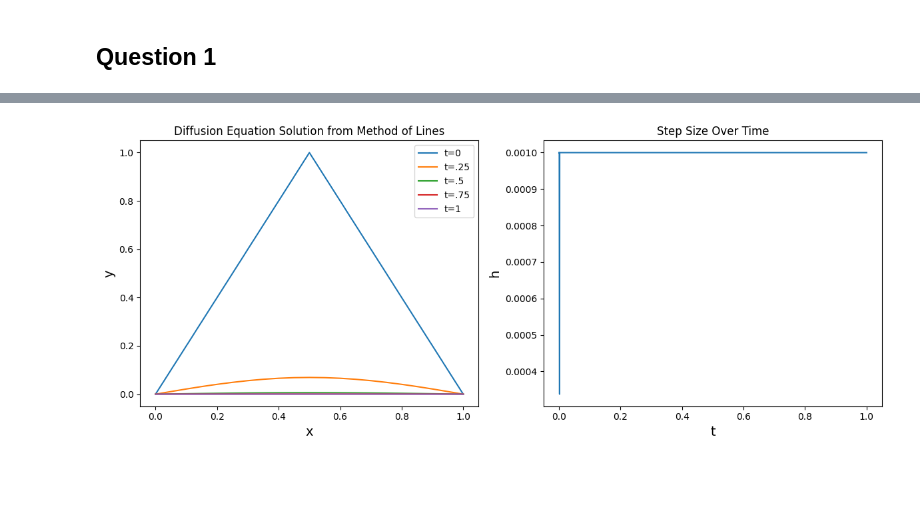
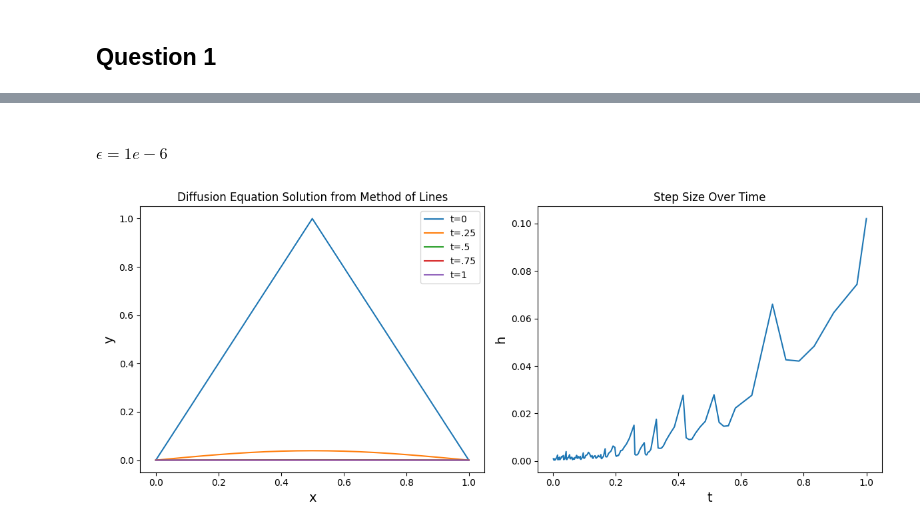
Before and after one commit to bwolfe0/ODE_NumericalMethods_ChE211B, a Jupyter notebook: HW5/HW5.ipynb, the cells around one changed output, grey strips where cells are left out. Saved outputs shown, nothing was run; the diff lists cells and outputs as text; code cells hidden in the pictures; blank space fills up the shorter version.

```diff
--- a/HW5/HW5.ipynb
+++ b/HW5/HW5.ipynb
@@ -313,35 +348,36 @@ plt.show()
+# %% [markdown]
+#### $\epsilon =1e-6$
 # %%
 sol = variable_h_bdf_mol(dx=.05,tol=1e-6)
 y = sol['y']
 t = sol['t']
-pd.DataFrame(sol['y'])
 
 df = pd.DataFrame(y)
 df.loc[21] = pd.Series(t).round(4)
-df.loc[21][df.loc[21] == .25].index
 L = 1
 dx=.05
 x_vals = np.arange(0, L+dx, dx)
 
+
 fig, ax = plt.subplots(1,2, figsize=(12,5))
 
 ax[0].plot(x_vals,df[0][:-1], label='t=0')
-ax[0].plot(x_vals,df[250][:-1], label='t=.25')
-ax[0].plot(x_vals,df[500][0:-1], label='t=.5')
-ax[0].plot(x_vals,df[750][0:-1], label='t=.75')
-ax[0].plot(x_vals,df[1000][0:-1], label='t=1')
+ax[0].plot(x_vals,df[140][:-1], label='t=.25')
+ax[0].plot(x_vals,df[171][0:-1], label='t=.5')
+ax[0].plot(x_vals,df[179][0:-1], label='t=.75')
+ax[0].plot(x_vals,df[184][0:-1], label='t=1')
 ax[0].set_title('Diffusion Equation Solution from Method of Lines')
 ax[0].set_xlabel('x', fontsize=14)
 ax[0].set_ylabel('y', fontsize=14)
 ax[0].legend()
 
-ax[1].plot(sol['t'],sol['h_list'])
+ax[1].plot(sol['t'][1:],sol['h_list'])
 ax[1].set_title('Step Size Over Time')
 ax[1].set_xlabel('t', fontsize=14)
 ax[1].set_ylabel('h', fontsize=14)
 
 fig.tight_layout()
 
 plt.show()
 # %% [output]
-[figure, old version]
+[figure, new version]
```
Also changed, not shown: parts of 30 cells of this notebook, 3 other files.
